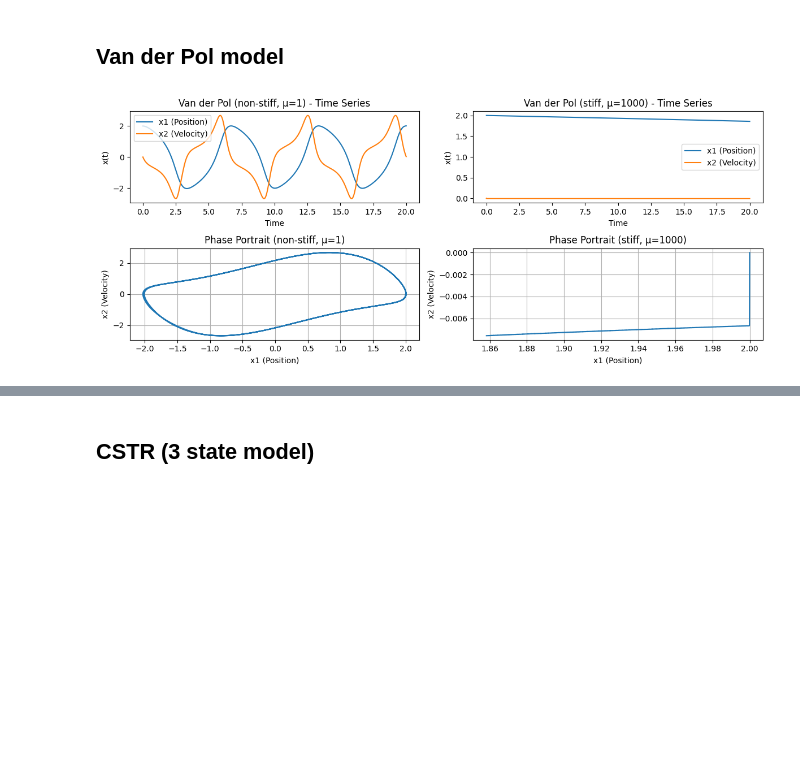
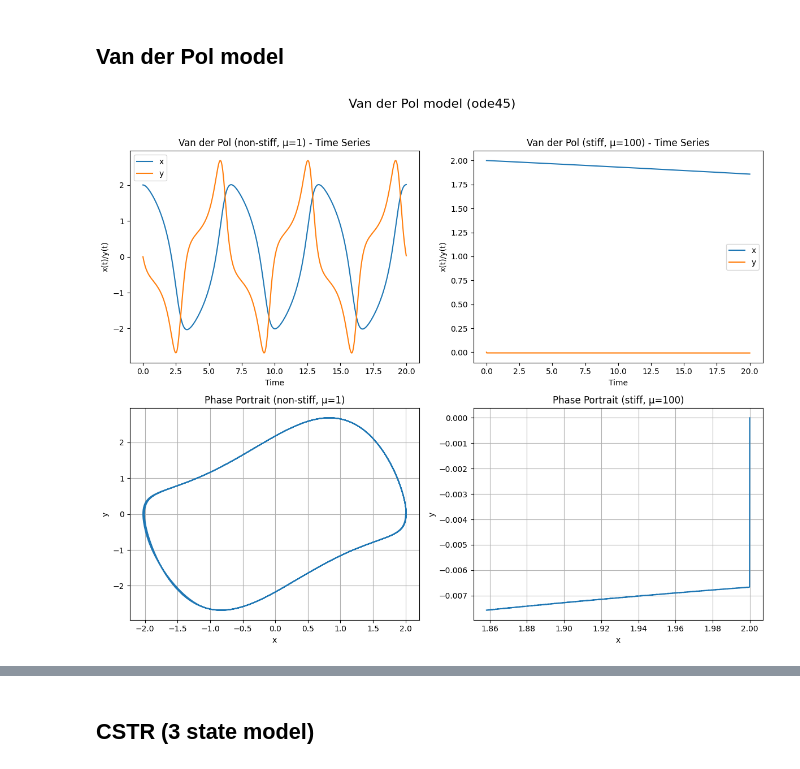
Before and after one commit to EuanCortes/02686-Project, a Jupyter notebook: TestProblemsSimulations.ipynb, the cells around one changed output, grey strips where cells are left out. Saved outputs shown, nothing was run; the diff lists cells and outputs as text; code cells hidden in the pictures; blank space fills up the shorter version.

```diff
--- a/TestProblemsSimulations.ipynb
+++ b/TestProblemsSimulations.ipynb
@@ -55,53 +78,55 @@ mu_stiff = 100  # Stiff
 t_span = (0, 20)
 x0 = [2, 0]  # Initial condition
 
+N = 1000
+
 f_stiff, _ = van_der_pol_model(mu_stiff)
 f_nonstiff, _ = van_der_pol_model(mu_nonstiff)
 
 # Solve using ode45 (method='RK45')
-sol_nonstiff = solve_ivp(f_nonstiff, t_span, x0, method='RK45', t_eval=np.linspace(t_span[0], t_span[1], 1000))
+sol_nonstiff = solve_ivp(f_nonstiff, t_span, x0, method='RK45', t_eval=np.linspace(t_span[0], t_span[1], N))
 
-
-sol_stiff = solve_ivp(f_stiff, t_span, x0, method='RK45', t_eval=np.linspace(t_span[0], t_span[1], 1000))
+sol_stiff = solve_ivp(f_stiff, t_span, x0, method='RK45', t_eval=np.linspace(t_span[0], t_span[1], N))
 # %%
 # Plotting time series and phase portraits
-plt.figure(figsize=(12, 5))
+plt.figure(figsize=(12, 10))
+plt.suptitle('Van der Pol model (ode45)', fontsize=16)
 
 # Plot time series for non-stiff
 plt.subplot(2, 2, 1)
-plt.plot(sol_nonstiff.t, sol_nonstiff.y[0], label='x1 (Position)')
-plt.plot(sol_nonstiff.t, sol_nonstiff.y[1], label='x2 (Velocity)')
+plt.plot(sol_nonstiff.t, sol_nonstiff.y[0], label='x')
+plt.plot(sol_nonstiff.t, sol_nonstiff.y[1], label='y')
 plt.legend()
 plt.title('Van der Pol (non-stiff, μ=1) - Time Series')
 plt.xlabel('Time')
-plt.ylabel('x(t)')
+plt.ylabel('x(t)/y(t)')
 
 # Plot time series for stiff
 plt.subplot(2, 2, 2)
-plt.plot(sol_stiff.t, sol_stiff.y[0], label = 'x1 (Position)')
-plt.plot(sol_stiff.t, sol_stiff.y[1], label = 'x2 (Velocity)')
+plt.plot(sol_stiff.t, sol_stiff.y[0], label='x')
+plt.plot(sol_stiff.t, sol_stiff.y[1], label='y')
 plt.legend()
-plt.title('Van der Pol (stiff, μ=1000) - Time Series')
+plt.title('Van der Pol (stiff, μ=100) - Time Series')
 plt.xlabel('Time')
-plt.ylabel('x(t)')
+plt.ylabel('x(t)/y(t)')
 
 # Phase portrait for non-stiff
 plt.subplot(2, 2, 3)
 plt.plot(sol_nonstiff.y[0], sol_nonstiff.y[1], label='Phase (non-stiff, μ=1)')
 plt.title('Phase Portrait (non-stiff, μ=1)')
-plt.xlabel('x1 (Position)')
-plt.ylabel('x2 (Velocity)')
+plt.xlabel('x')
+plt.ylabel('y')
 plt.grid(True)
 
 # Phase portrait for stiff
 plt.subplot(2, 2, 4)
-plt.plot(sol_stiff.y[0], sol_stiff.y[1], label='Phase (stiff, μ=1000)')
-plt.title('Phase Portrait (stiff, μ=1000)')
-plt.xlabel('x1 (Position)')
-plt.ylabel('x2 (Velocity)')
+plt.plot(sol_stiff.y[0], sol_stiff.y[1], label='Phase (stiff, μ=100)')
+plt.title('Phase Portrait (stiff, μ=100)')
+plt.xlabel('x')
+plt.ylabel('y')
 plt.grid(True)
 
-plt.tight_layout()
+plt.tight_layout(rect=[0, 0, 1, 0.96])
 plt.show()
 # %% [output]
-[figure, old version]
+[figure, new version]
```
Also changed, not shown: parts of 6 cells of this notebook.
